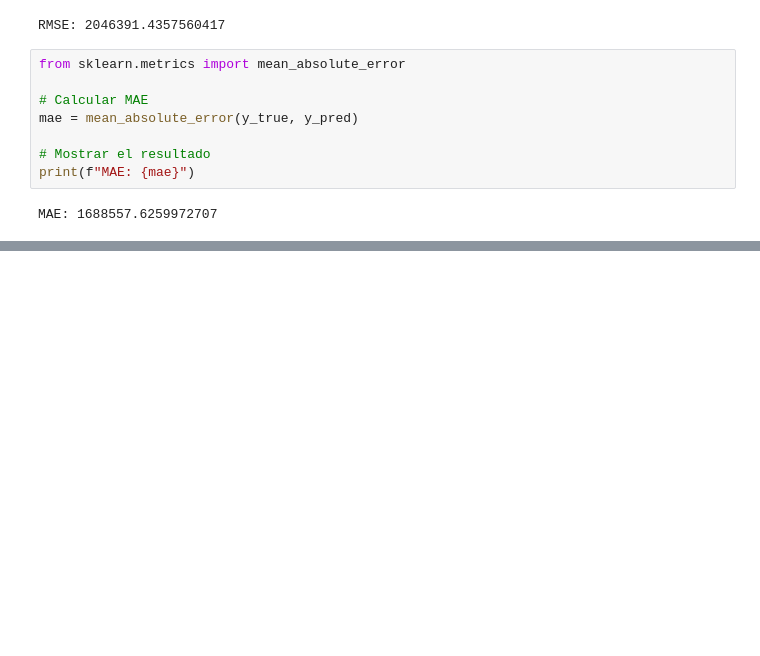
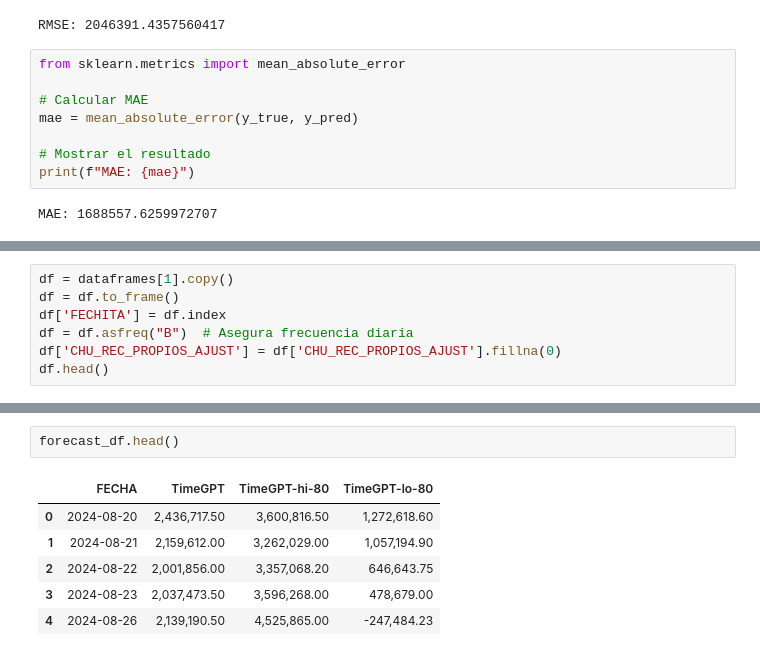
Before and after one commit to carrenogf/MCD-Series-Temporales, a Jupyter notebook: TP02/timeGPT.ipynb, the cells around one changed output, grey strips where cells are left out. Cells and saved outputs as stored; diff of their text form; blank space fills up the shorter version.

```diff
--- a/TP02/timeGPT.ipynb
+++ b/TP02/timeGPT.ipynb
@@ -277,3 +293,10 @@ plt.title("Pronóstico de Préstamos con Nixtla")
 plt.show()
 # %% [output]
 [figure]
+# %%
+df = dataframes[1].copy()
+df = df.to_frame()
+df['FECHITA'] = df.index
+df = df.asfreq("B")  # Asegura frecuencia diaria
+df['CHU_REC_PROPIOS_AJUST'] = df['CHU_REC_PROPIOS_AJUST'].fillna(0)
+df.head()
@@ -279,0 +351,9 @@ plt.show()
+# %%
+forecast_df.head()
+# %% [output]
+|  | FECHA | TimeGPT | TimeGPT-hi-80 | TimeGPT-lo-80 |
+| 0 | 2024-08-20 | 2,436,717.50 | 3,600,816.50 | 1,272,618.60 |
+| 1 | 2024-08-21 | 2,159,612.00 | 3,262,029.00 | 1,057,194.90 |
+| 2 | 2024-08-22 | 2,001,856.00 | 3,357,068.20 | 646,643.75 |
+| 3 | 2024-08-23 | 2,037,473.50 | 3,596,268.00 | 478,679.00 |
+| 4 | 2024-08-26 | 2,139,190.50 | 4,525,865.00 | -247,484.23 |
```
Also changed, not shown: parts of 14 cells of this notebook.
